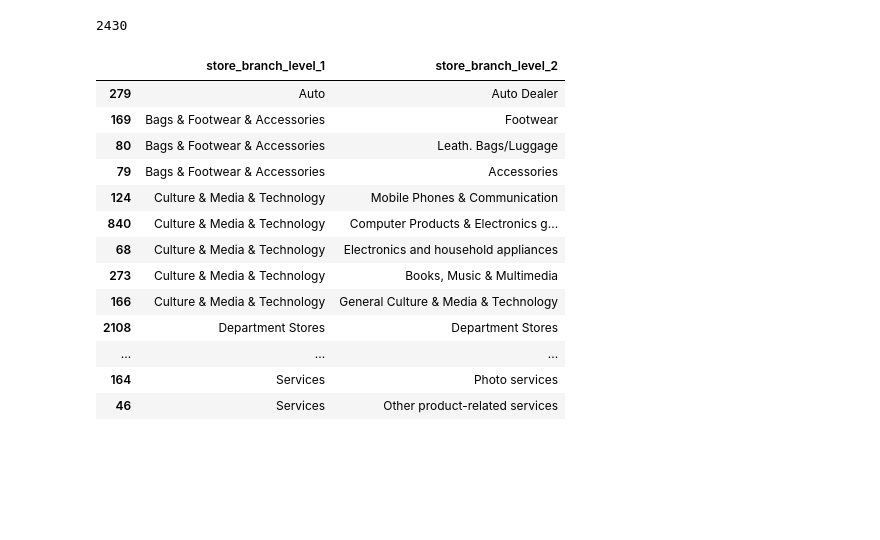
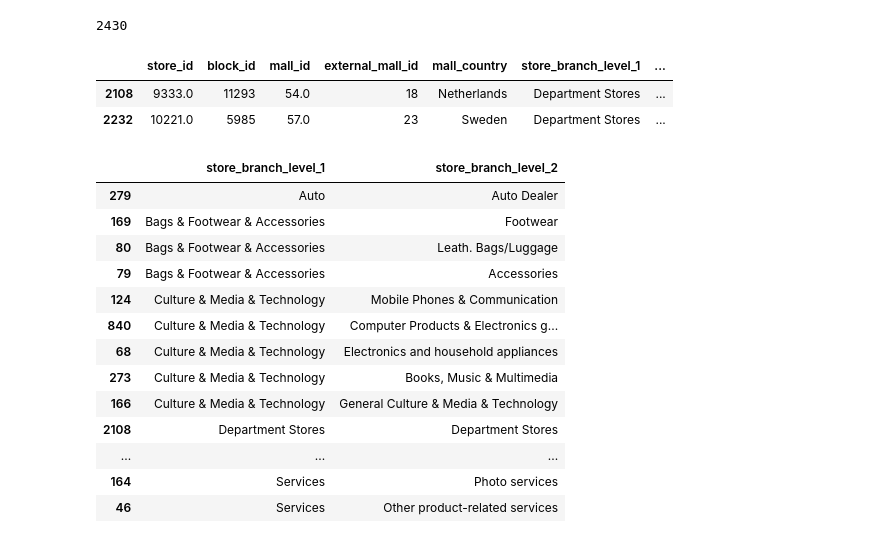
Before and after one commit to JokyHub/Data-Challenge-URW-HEC, a Jupyter notebook: notebooks/performance_analysis.ipynb, the cells around one changed output. Saved outputs shown, nothing was run; the diff lists cells and outputs as text; code cells hidden in the pictures; blank space fills up the shorter version.

```diff
--- a/notebooks/performance_analysis.ipynb
+++ b/notebooks/performance_analysis.ipynb
@@ -23,6 +23,12 @@ ranking.shape[0]
 # %%
 # consider the top 10% stores
 critiera = [ 'sales', 'engagement', 'traffic', 'cost', 'TOPSIS_Closeness']
+# %%
+ranking.loc[ranking['store_branch_level_1']=='Department Stores']
+# %% [output]
+|  | store_id | block_id | mall_id | external_mall_id | mall_country | store_branch_level_1 | ... |
+| 2108 | 9333.0 | 11293 | 54.0 | 18 | Netherlands | Department Stores | ... |
+| 2232 | 10221.0 | 5985 | 57.0 | 23 | Sweden | Department Stores | ... |
 # %%
 ranking[['store_branch_level_1', 'store_branch_level_2']].drop_duplicates().sort_values(by='store_branch_level_1', ascending=True)
 # %% [output]
```
Also changed, not shown: parts of 17 cells of this notebook, 1 other file.
